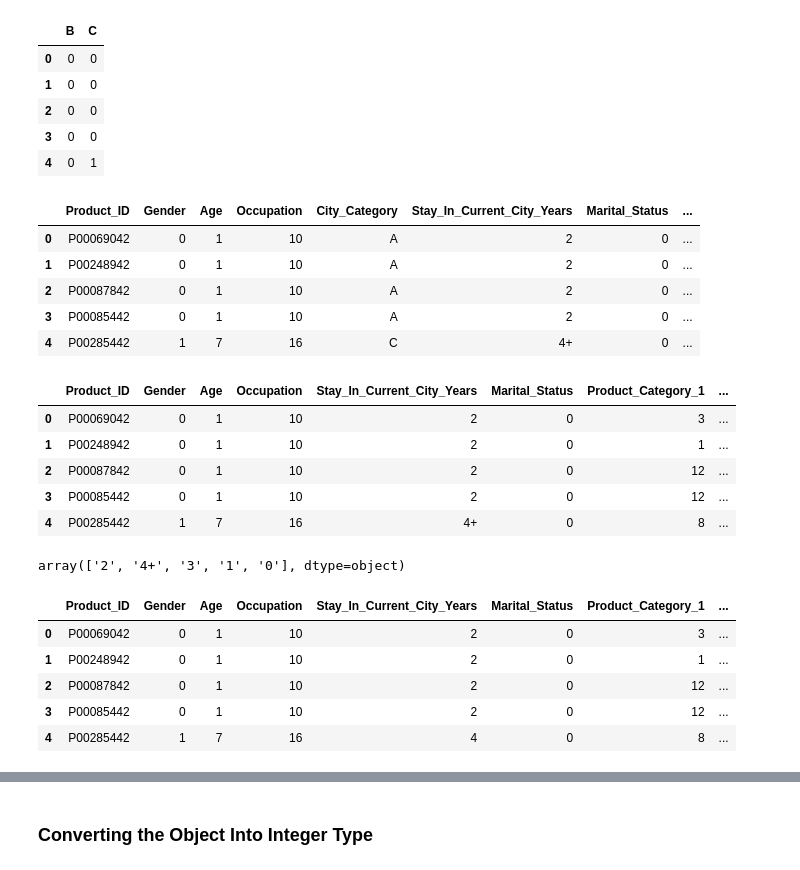
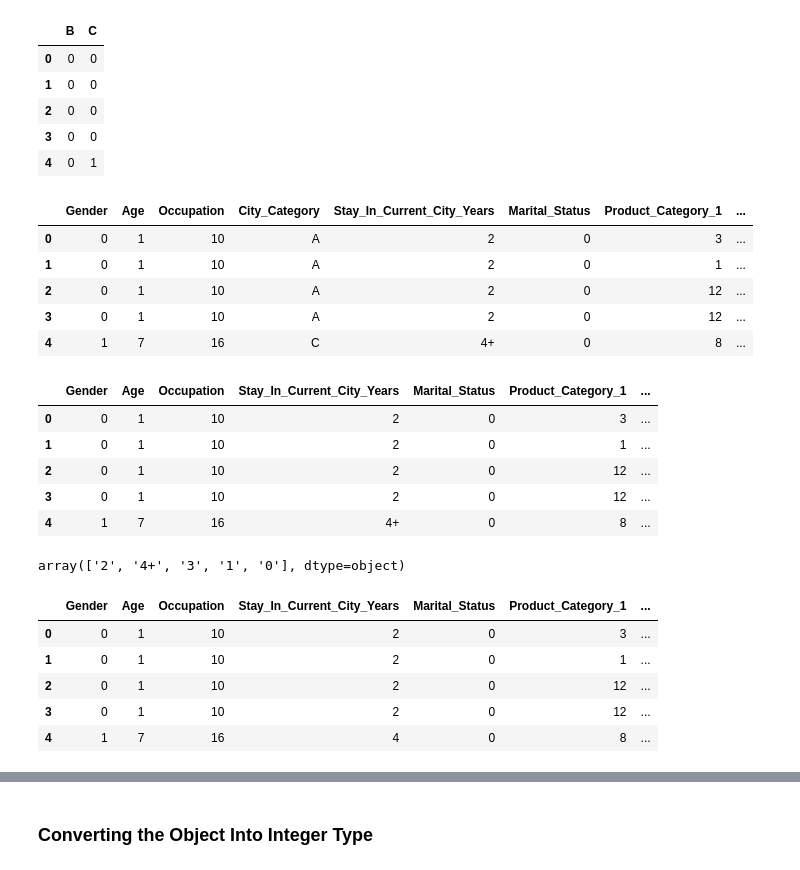
Before and after one commit to aditya129712/Black-Friday-, a Jupyter notebook: Black_friday.ipynb, the cells around one changed output, grey strips where cells are left out. Drawn from its saved outputs; the diff is of its cells as text; code cells hidden in the pictures.

```diff
--- a/Black_friday.ipynb
+++ b/Black_friday.ipynb
@@ -236,5 +220,5 @@ final_df['Age'].unique()
 array(['0-17', '55+', '26-35', '46-50', '51-55', '36-45', '18-25'],
       dtype=object)
 # %%
-final_df['Age']=final_df['Age'].map({'0-17':1,'18-25':2,'26-35':3,'36-45':4,'46-50':5,'51-55':6,'55+':7})
+df['Age']=df['Age'].map({'0-17':1,'18-25':2,'26-35':3,'36-45':4,'46-50':5,'51-55':6,'55+':7})
 # %%
@@ -249,5 +233,5 @@ final_df.head()
 # %%
 ##Handling categorical City_category
-final_df_city=pd.get_dummies(final_df['City_Category'],drop_first=True)
+df_city=pd.get_dummies(df['City_Category'],drop_first=True)
 # %%
 
@@ -260,26 +244,26 @@ final_df_city.head()
 | 3 | 0 | 0 |
 | 4 | 0 | 1 |
 # %%
-final_df=pd.concat([final_df,final_df_city],axis=1)
-final_df.head()
+df=pd.concat([df,df_city],axis=1)
+df.head()
 # %% [output]
-|  | Product_ID | Gender | Age | Occupation | City_Category | Stay_In_Current_City_Years | Marital_Status | ... |
-| 0 | P00069042 | 0 | 1 | 10 | A | 2 | 0 | ... |
-| 1 | P00248942 | 0 | 1 | 10 | A | 2 | 0 | ... |
-| 2 | P00087842 | 0 | 1 | 10 | A | 2 | 0 | ... |
-| 3 | P00085442 | 0 | 1 | 10 | A | 2 | 0 | ... |
-| 4 | P00285442 | 1 | 7 | 16 | C | 4+ | 0 | ... |
+|  | Gender | Age | Occupation | City_Category | Stay_In_Current_City_Years | Marital_Status | Product_Category_1 | ... |
+| 0 | 0 | 1 | 10 | A | 2 | 0 | 3 | ... |
+| 1 | 0 | 1 | 10 | A | 2 | 0 | 1 | ... |
+| 2 | 0 | 1 | 10 | A | 2 | 0 | 12 | ... |
+| 3 | 0 | 1 | 10 | A | 2 | 0 | 12 | ... |
+| 4 | 1 | 7 | 16 | C | 4+ | 0 | 8 | ... |
 # %%
 ## Drop city category feature
-final_df.drop('City_Category',axis=1,inplace=True)
+df.drop('City_Category',axis=1,inplace=True)
 # %%
-final_df.head()
+df.head()
 # %% [output]
-|  | Product_ID | Gender | Age | Occupation | Stay_In_Current_City_Years | Marital_Status | Product_Category_1 | ... |
-| 0 | P00069042 | 0 | 1 | 10 | 2 | 0 | 3 | ... |
-| 1 | P00248942 | 0 | 1 | 10 | 2 | 0 | 1 | ... |
-| 2 | P00087842 | 0 | 1 | 10 | 2 | 0 | 12 | ... |
-| 3 | P00085442 | 0 | 1 | 10 | 2 | 0 | 12 | ... |
-| 4 | P00285442 | 1 | 7 | 16 | 4+ | 0 | 8 | ... |
+|  | Gender | Age | Occupation | Stay_In_Current_City_Years | Marital_Status | Product_Category_1 | ... |
+| 0 | 0 | 1 | 10 | 2 | 0 | 3 | ... |
+| 1 | 0 | 1 | 10 | 2 | 0 | 1 | ... |
+| 2 | 0 | 1 | 10 | 2 | 0 | 12 | ... |
+| 3 | 0 | 1 | 10 | 2 | 0 | 12 | ... |
+| 4 | 1 | 7 | 16 | 4+ | 0 | 8 | ... |
 # %%
 #Handling Stay_In_Current_City_Years
@@ -287,13 +271,13 @@ final_df['Stay_In_Current_City_Years'].unique()
 # %% [output]
 array(['2', '4+', '3', '1', '0'], dtype=object)
 # %%
-final_df['Stay_In_Current_City_Years'] = final_df['Stay_In_Current_City_Years'].str.replace('+','')
-final_df.head()
+df['Stay_In_Current_City_Years'] = df['Stay_In_Current_City_Years'].str.replace('+','')
+df.head()
 # %% [output]
-|  | Product_ID | Gender | Age | Occupation | Stay_In_Current_City_Years | Marital_Status | Product_Category_1 | ... |
-| 0 | P00069042 | 0 | 1 | 10 | 2 | 0 | 3 | ... |
-| 1 | P00248942 | 0 | 1 | 10 | 2 | 0 | 1 | ... |
-| 2 | P00087842 | 0 | 1 | 10 | 2 | 0 | 12 | ... |
-| 3 | P00085442 | 0 | 1 | 10 | 2 | 0 | 12 | ... |
-| 4 | P00285442 | 1 | 7 | 16 | 4 | 0 | 8 | ... |
+|  | Gender | Age | Occupation | Stay_In_Current_City_Years | Marital_Status | Product_Category_1 | ... |
+| 0 | 0 | 1 | 10 | 2 | 0 | 3 | ... |
+| 1 | 0 | 1 | 10 | 2 | 0 | 1 | ... |
+| 2 | 0 | 1 | 10 | 2 | 0 | 12 | ... |
+| 3 | 0 | 1 | 10 | 2 | 0 | 12 | ... |
+| 4 | 1 | 7 | 16 | 4 | 0 | 8 | ... |
 # %%
```
Also changed, not shown: parts of 64 cells of this notebook.
